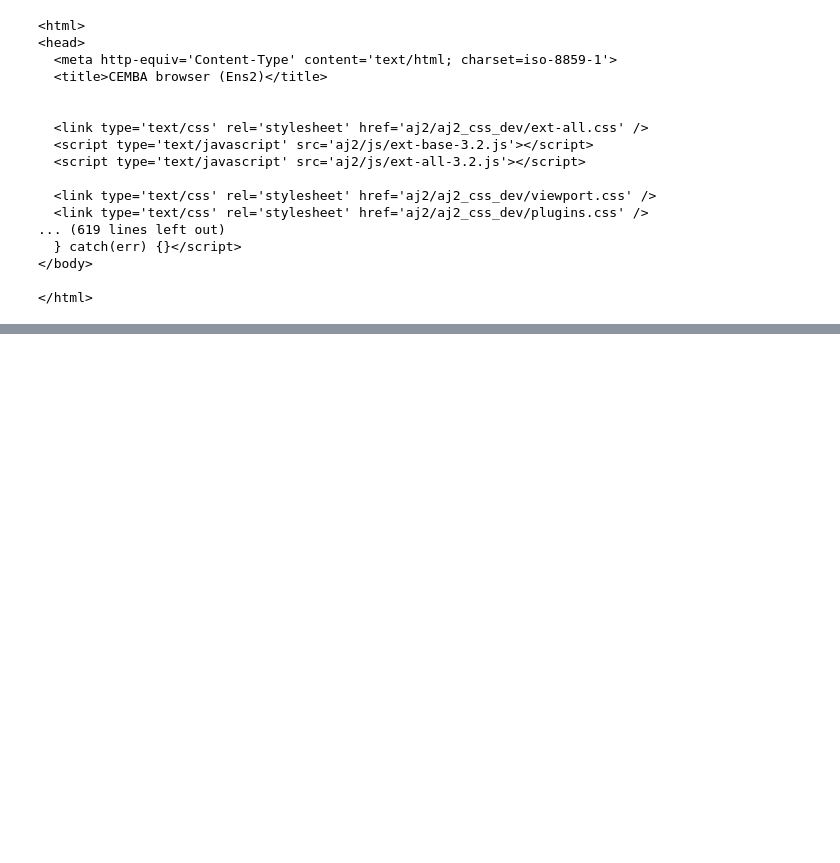
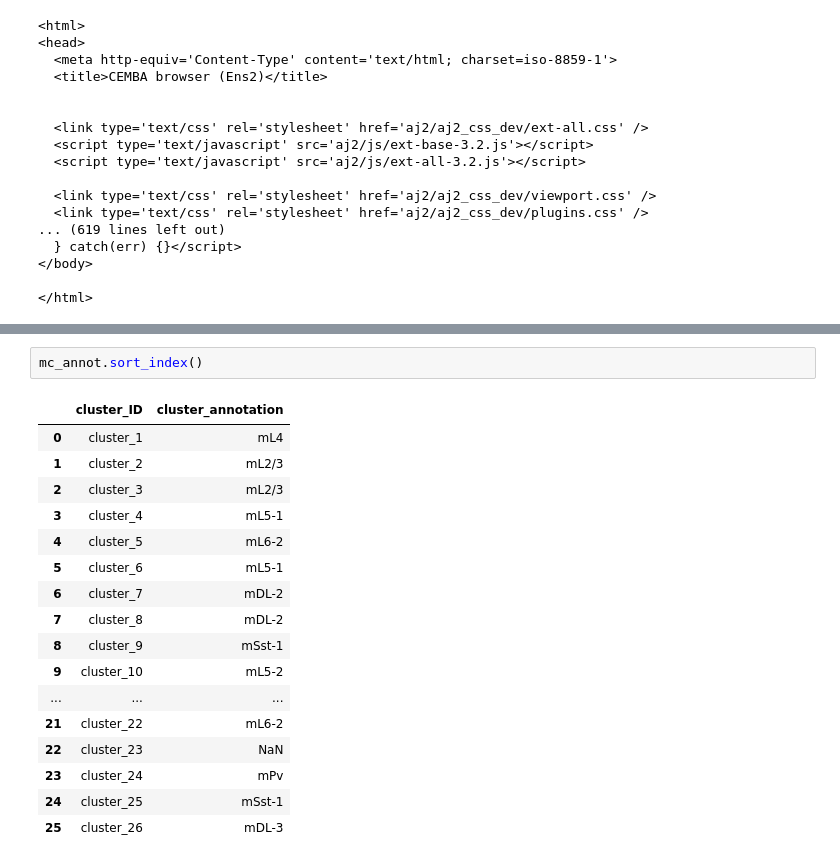
Before and after one commit to mukamel-lab-team/snmcseq, a Jupyter notebook: setup_annoj.ipynb, the cells around one changed output, grey strips where cells are left out. Saved outputs shown, nothing was run; the diff lists cells and outputs as text; blank space fills up the shorter version.

```diff
--- a/setup_annoj.ipynb
+++ b/setup_annoj.ipynb
@@ -524,0 +805,20 @@ print(index_html)
+# %%
+mc_annot.sort_index()
+# %% [output]
+|  | cluster_ID | cluster_annotation |
+| 0 | cluster_1 | mL4 |
+| 1 | cluster_2 | mL2/3 |
+| 2 | cluster_3 | mL2/3 |
+| 3 | cluster_4 | mL5-1 |
+| 4 | cluster_5 | mL6-2 |
+| 5 | cluster_6 | mL5-1 |
+| 6 | cluster_7 | mDL-2 |
+| 7 | cluster_8 | mDL-2 |
+| 8 | cluster_9 | mSst-1 |
+| 9 | cluster_10 | mL5-2 |
+| ... | ... | ... |
+| 21 | cluster_22 | mL6-2 |
+| 22 | cluster_23 | NaN |
+| 23 | cluster_24 | mPv |
+| 24 | cluster_25 | mSst-1 |
+| 25 | cluster_26 | mDL-3 |
```
Also changed, not shown: parts of 16 cells of this notebook, 39 other files.
